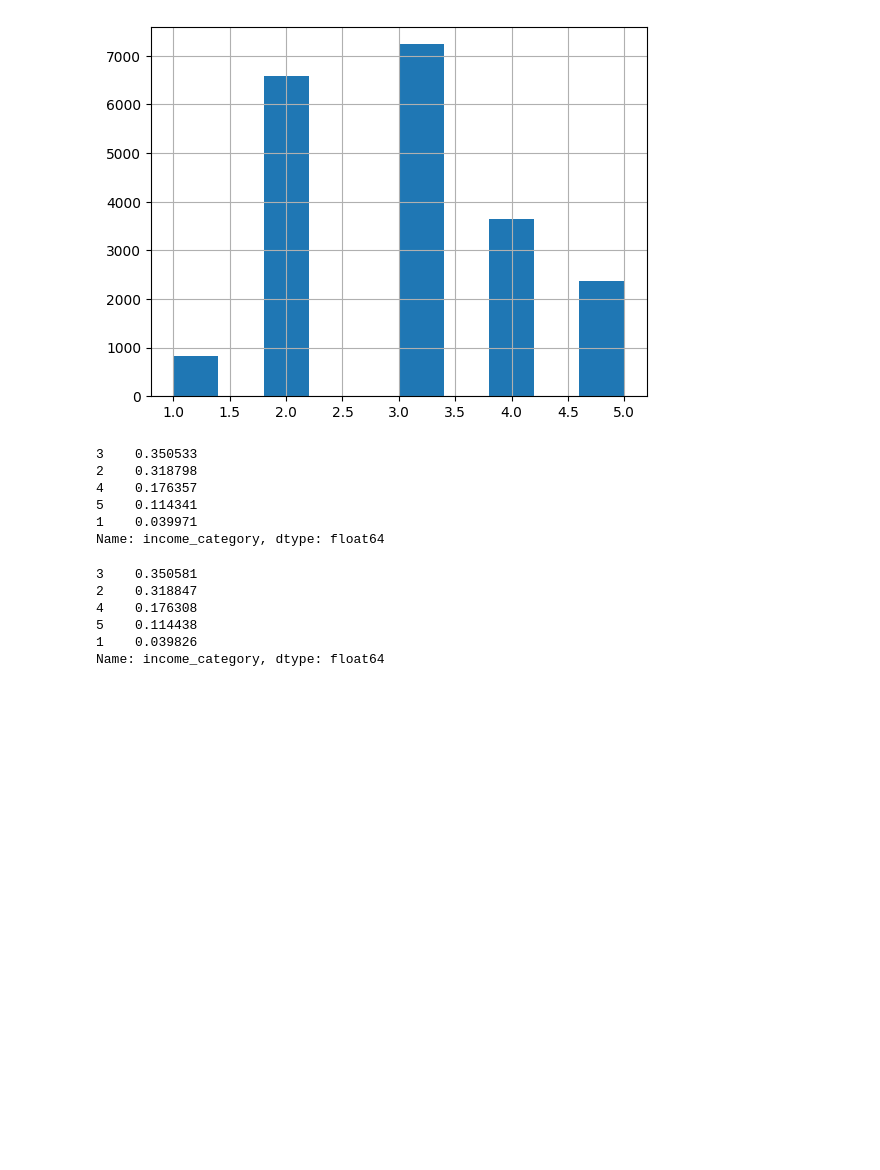
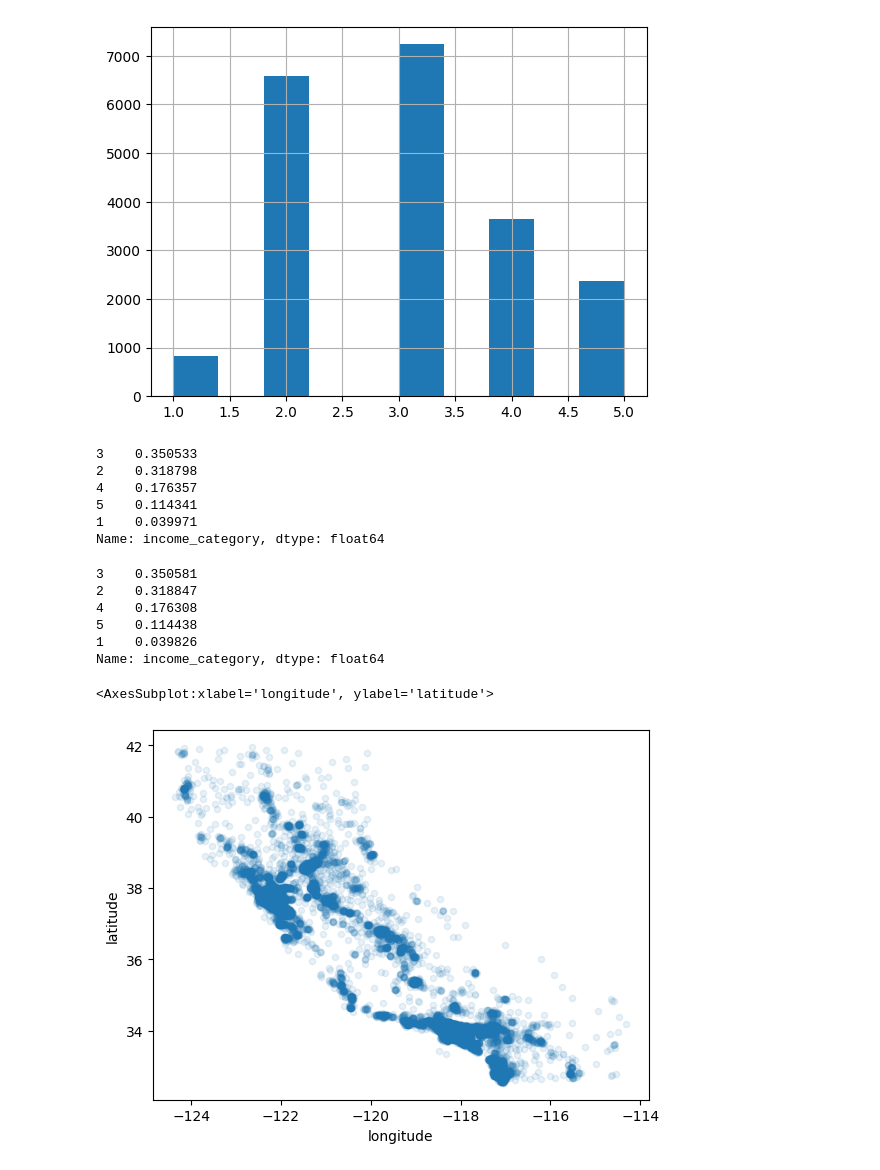
Before and after one commit to ravinderdeol/handson_machine_learning, a Jupyter notebook: 02_end_to_end_ml_project/housing.ipynb, the cells around one changed output. Saved outputs shown, nothing was run; the diff lists cells and outputs as text; code cells hidden in the pictures; blank space fills up the shorter version.

```diff
--- a/02_end_to_end_ml_project/housing.ipynb
+++ b/02_end_to_end_ml_project/housing.ipynb
@@ -175,3 +175,12 @@ Name: income_category, dtype: float64
 # remove the income category column from the stratified train and test sets before training a machine learning model
 for set_ in (strat_train_set, strat_test_set):
     set_.drop("income_category", axis = 1, inplace = True)
+# %%
+# create a copy of the stratified train set to explore the data
+housing = strat_train_set.copy()
+# %%
+# generate a scatter plot of the long and lat columns with an alpha to visualize the density of the data points
+housing.plot(kind = "scatter", x = "longitude", y = "latitude", alpha = 0.1)
+# %% [output]
+<AxesSubplot:xlabel='longitude', ylabel='latitude'>
+[figure, added]
```
Also changed, not shown: parts of 3 cells of this notebook.
